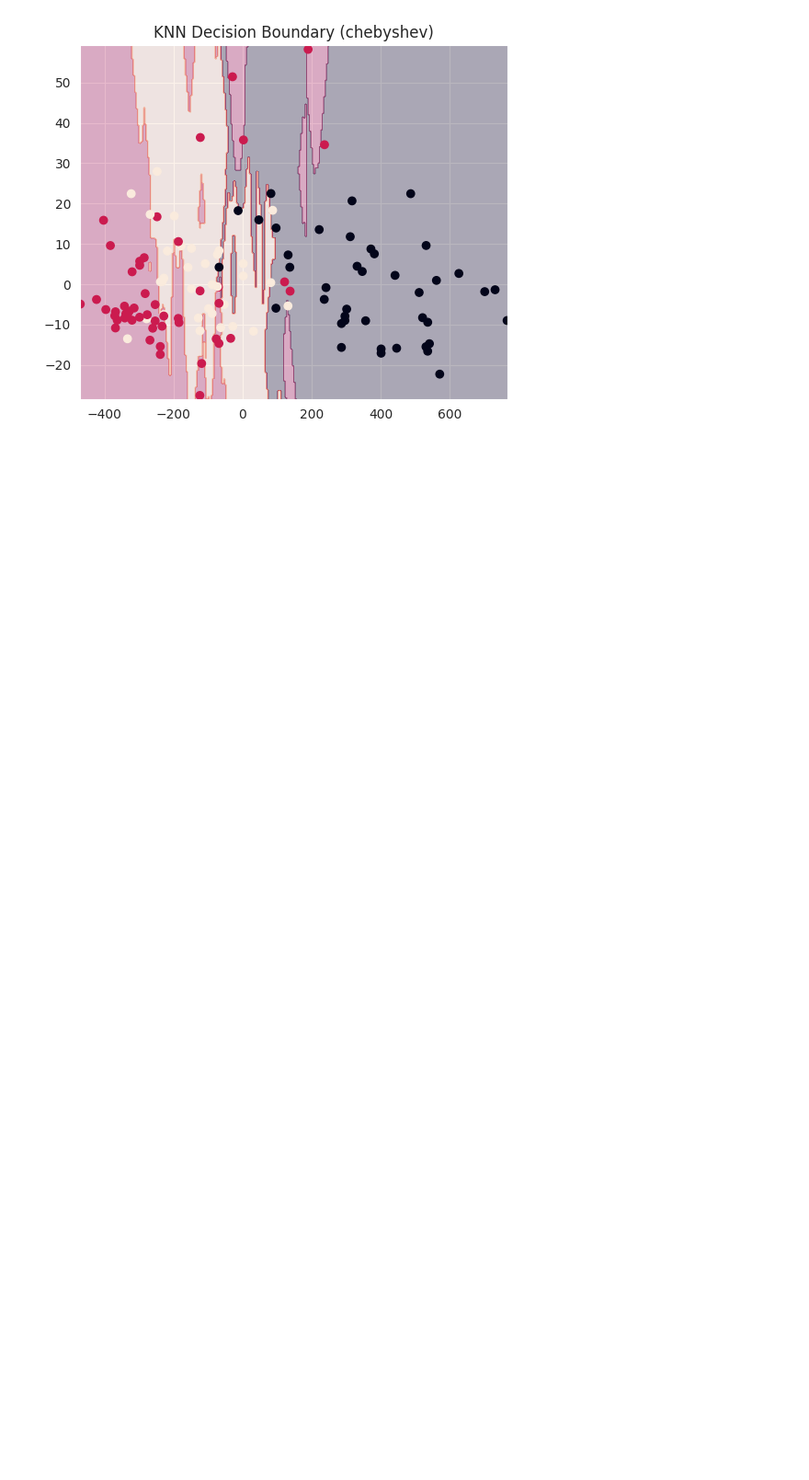
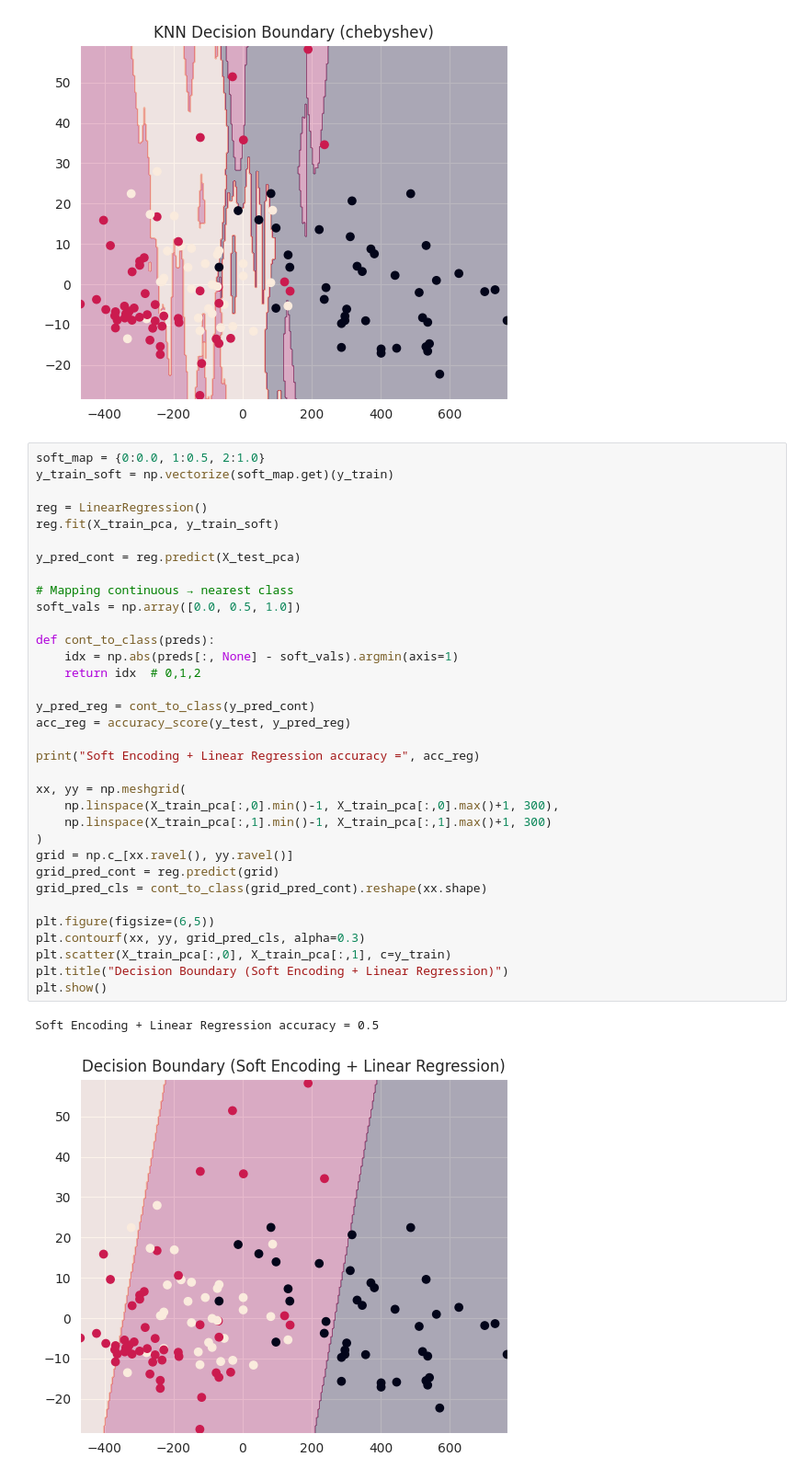
Before and after one commit to Mohammadrzn/maktab-HW, a Jupyter notebook: HW_07_Rezanejad/HW_07_Rezanejad_Q1.ipynb, the cells around one changed output. Shown at 92% size. Saved outputs shown, nothing was run; the diff lists cells and outputs as text; blank space fills up the shorter version.

Commit message:
Soft Encoding + Linear Regression

```diff
--- a/HW_07_Rezanejad/HW_07_Rezanejad_Q1.ipynb
+++ b/HW_07_Rezanejad/HW_07_Rezanejad_Q1.ipynb
@@ -114,3 +115,40 @@ for metric in metrics:
 [figure]
 [figure]
 [figure]
+# %%
+soft_map = {0:0.0, 1:0.5, 2:1.0}
+y_train_soft = np.vectorize(soft_map.get)(y_train)
+
+reg = LinearRegression()
+reg.fit(X_train_pca, y_train_soft)
+
+y_pred_cont = reg.predict(X_test_pca)
+
+# Mapping continuous → nearest class
+soft_vals = np.array([0.0, 0.5, 1.0])
+
+def cont_to_class(preds):
+    idx = np.abs(preds[:, None] - soft_vals).argmin(axis=1)
+    return idx  # 0,1,2
+
+y_pred_reg = cont_to_class(y_pred_cont)
+acc_reg = accuracy_score(y_test, y_pred_reg)
+
+print("Soft Encoding + Linear Regression accuracy =", acc_reg)
+
+xx, yy = np.meshgrid(
+    np.linspace(X_train_pca[:,0].min()-1, X_train_pca[:,0].max()+1, 300),
+    np.linspace(X_train_pca[:,1].min()-1, X_train_pca[:,1].max()+1, 300)
+)
+grid = np.c_[xx.ravel(), yy.ravel()]
+grid_pred_cont = reg.predict(grid)
+grid_pred_cls = cont_to_class(grid_pred_cont).reshape(xx.shape)
+
+plt.figure(figsize=(6,5))
+plt.contourf(xx, yy, grid_pred_cls, alpha=0.3)
+plt.scatter(X_train_pca[:,0], X_train_pca[:,1], c=y_train)
+plt.title("Decision Boundary (Soft Encoding + Linear Regression)")
+plt.show()
+# %% [output]
+Soft Encoding + Linear Regression accuracy = 0.5
+[figure, added]
```
Also changed, not shown: parts of 1 cell of this notebook.
